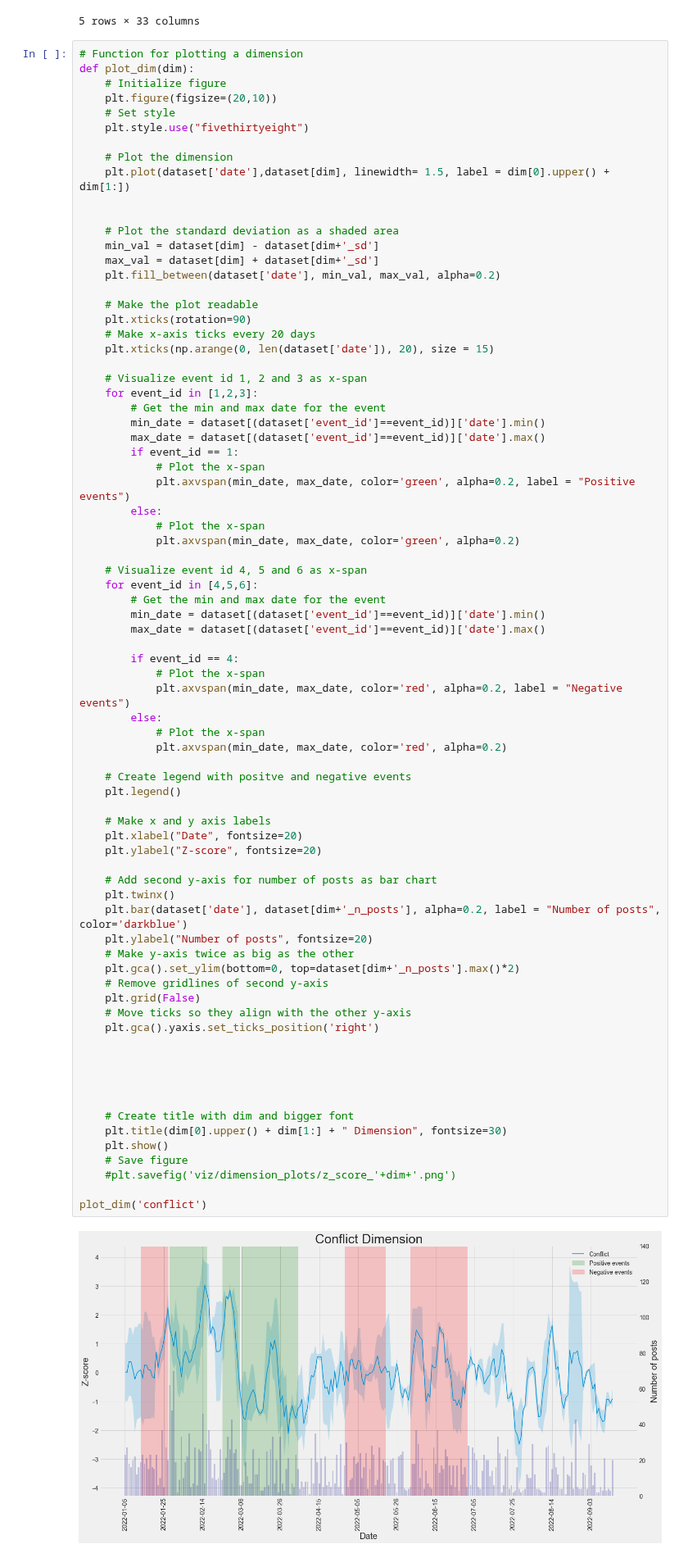
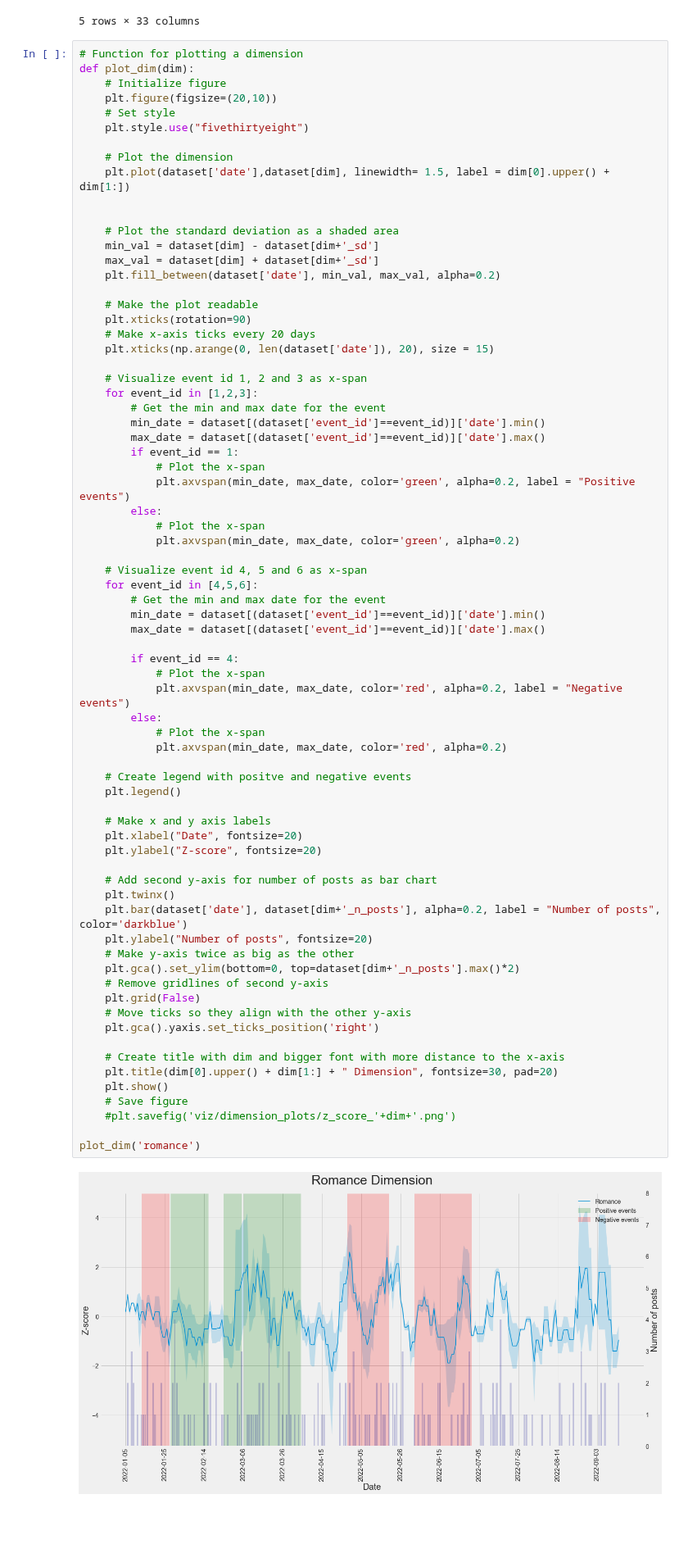
Before and after one commit to DueViktor/WildDataExam, a Jupyter notebook: gustav_blah.ipynb, the cells around one changed output. Shown at 82% size. Cells and saved outputs as stored; diff of their text form; blank space fills up the shorter version.

Commit message:
Made plots

```diff
--- a/gustav_blah.ipynb
+++ b/gustav_blah.ipynb
@@ -281,39 +299,35 @@ def plot_dim(dim):
         if event_id == 4:
             # Plot the x-span
             plt.axvspan(min_date, max_date, color='red', alpha=0.2, label = "Negative events")
         else:
             # Plot the x-span
             plt.axvspan(min_date, max_date, color='red', alpha=0.2)
 
     # Create legend with positve and negative events
     plt.legend()
 
     # Make x and y axis labels
     plt.xlabel("Date", fontsize=20)
     plt.ylabel("Z-score", fontsize=20)
 
     # Add second y-axis for number of posts as bar chart
     plt.twinx()
     plt.bar(dataset['date'], dataset[dim+'_n_posts'], alpha=0.2, label = "Number of posts", color='darkblue')
     plt.ylabel("Number of posts", fontsize=20)
     # Make y-axis twice as big as the other
     plt.gca().set_ylim(bottom=0, top=dataset[dim+'_n_posts'].max()*2)
     # Remove gridlines of second y-axis
     plt.grid(False)
     # Move ticks so they align with the other y-axis
     plt.gca().yaxis.set_ticks_position('right')
 
-
-
-
-
-    # Create title with dim and bigger font
-    plt.title(dim[0].upper() + dim[1:] + " Dimension", fontsize=30)
+    # Create title with dim and bigger font with more distance to the x-axis
+    plt.title(dim[0].upper() + dim[1:] + " Dimension", fontsize=30, pad=20)
     plt.show()
     # Save figure
     #plt.savefig('viz/dimension_plots/z_score_'+dim+'.png')
 
-plot_dim('conflict')
+plot_dim('romance')
 # %% [output]
-[figure, old version]
+[figure, new version]
 # %%
```
Also changed, not shown: parts of 5 cells of this notebook, 12 other files.
